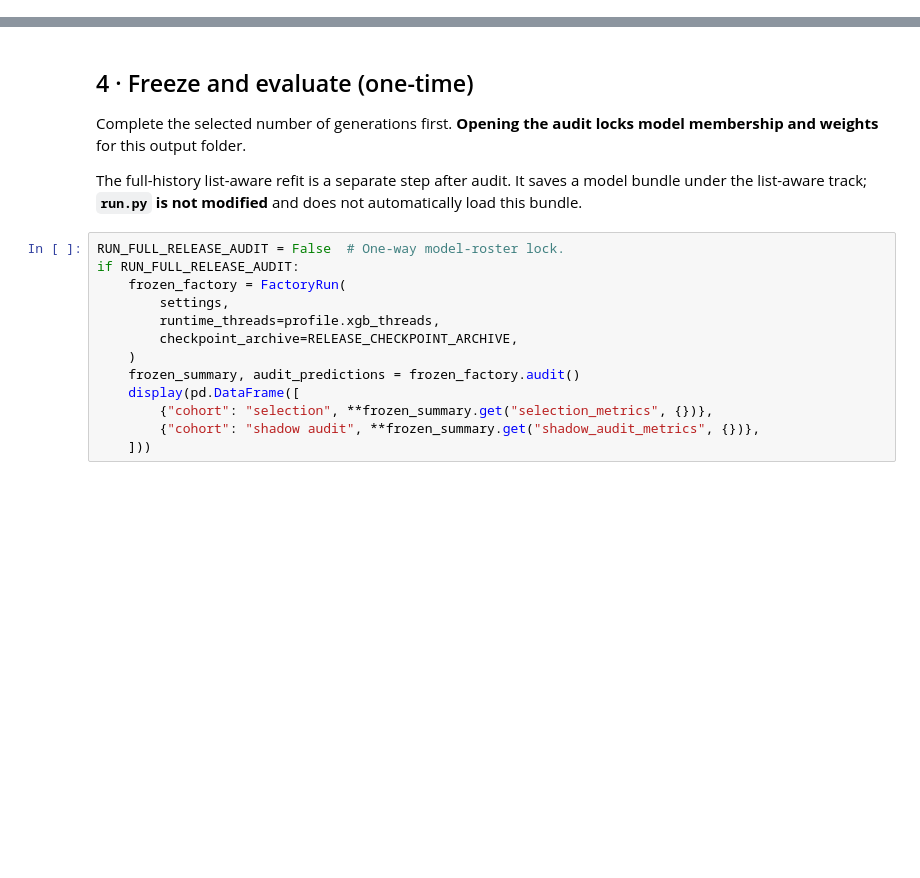
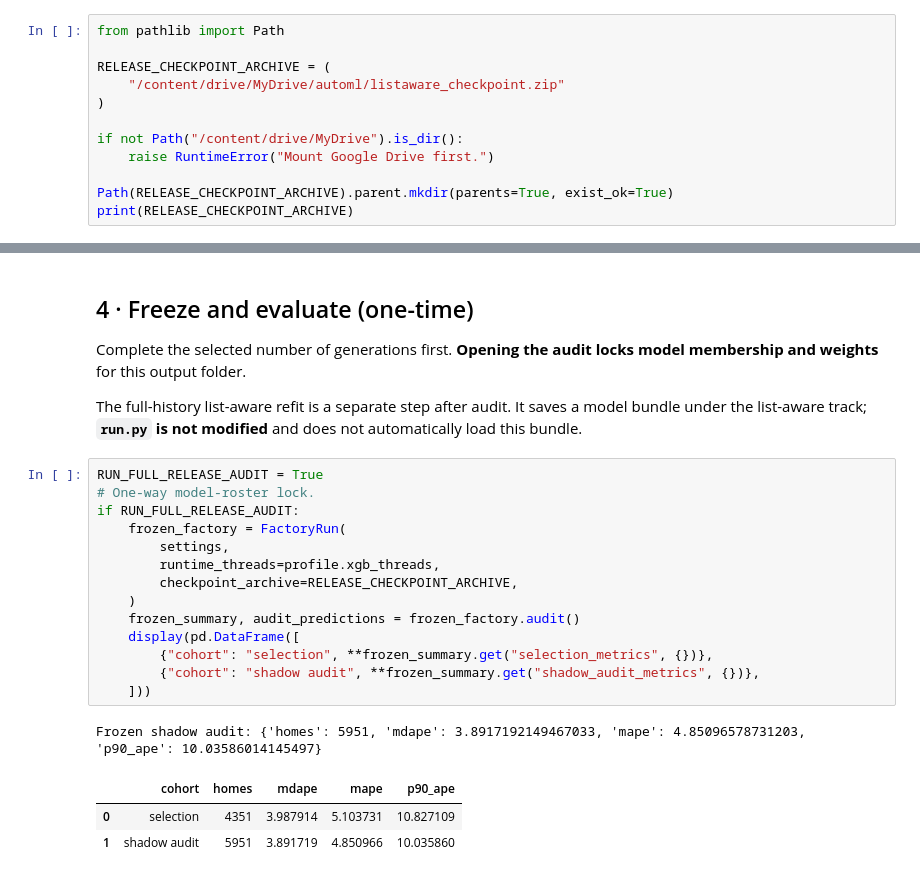
Before and after one commit to HiddenL123/SSU-Data-Dash-hdnl-comp, a Jupyter notebook: list_aware_ensemble_release.ipynb, the cells around one changed output, grey strips where cells are left out. Saved outputs shown, nothing was run; the diff lists cells and outputs as text; blank space fills up the shorter version.

Commit message:
release

```diff
--- a/list_aware_ensemble_release.ipynb
+++ b/list_aware_ensemble_release.ipynb
@@ -203,0 +257,12 @@ for name in ("progress.json", "roster.json", "summary.json", "events.json"):
+# %%
+from pathlib import Path
+
+RELEASE_CHECKPOINT_ARCHIVE = (
+    "/content/drive/MyDrive/automl/listaware_checkpoint.zip"
+)
+
+if not Path("/content/drive/MyDrive").is_dir():
+    raise RuntimeError("Mount Google Drive first.")
+
+Path(RELEASE_CHECKPOINT_ARCHIVE).parent.mkdir(parents=True, exist_ok=True)
+print(RELEASE_CHECKPOINT_ARCHIVE)
@@ -229,15 +298,21 @@ Complete the selected number of generations first. **Opening the audit locks mod
 
 The full-history list-aware refit is a separate step after audit. It saves a model bundle under the list-aware track; **`run.py` is not modified** and does not automatically load this bundle.
 # %%
-RUN_FULL_RELEASE_AUDIT = False  # One-way model-roster lock.
+RUN_FULL_RELEASE_AUDIT = True
+# One-way model-roster lock.
 if RUN_FULL_RELEASE_AUDIT:
     frozen_factory = FactoryRun(
         settings,
         runtime_threads=profile.xgb_threads,
         checkpoint_archive=RELEASE_CHECKPOINT_ARCHIVE,
     )
     frozen_summary, audit_predictions = frozen_factory.audit()
     display(pd.DataFrame([
         {"cohort": "selection", **frozen_summary.get("selection_metrics", {})},
         {"cohort": "shadow audit", **frozen_summary.get("shadow_audit_metrics", {})},
     ]))
+# %% [output]
+Frozen shadow audit: {'homes': 5951, 'mdape': 3.8917192149467033, 'mape': 4.85096578731203, 'p90_ape': 10.03586014145497}
+|  | cohort | homes | mdape | mape | p90_ape |
+| 0 | selection | 4351 | 3.987914 | 5.103731 | 10.827109 |
+| 1 | shadow audit | 5951 | 3.891719 | 4.850966 | 10.035860 |
```
Also changed, not shown: parts of 7 cells of this notebook, 4 other files.
